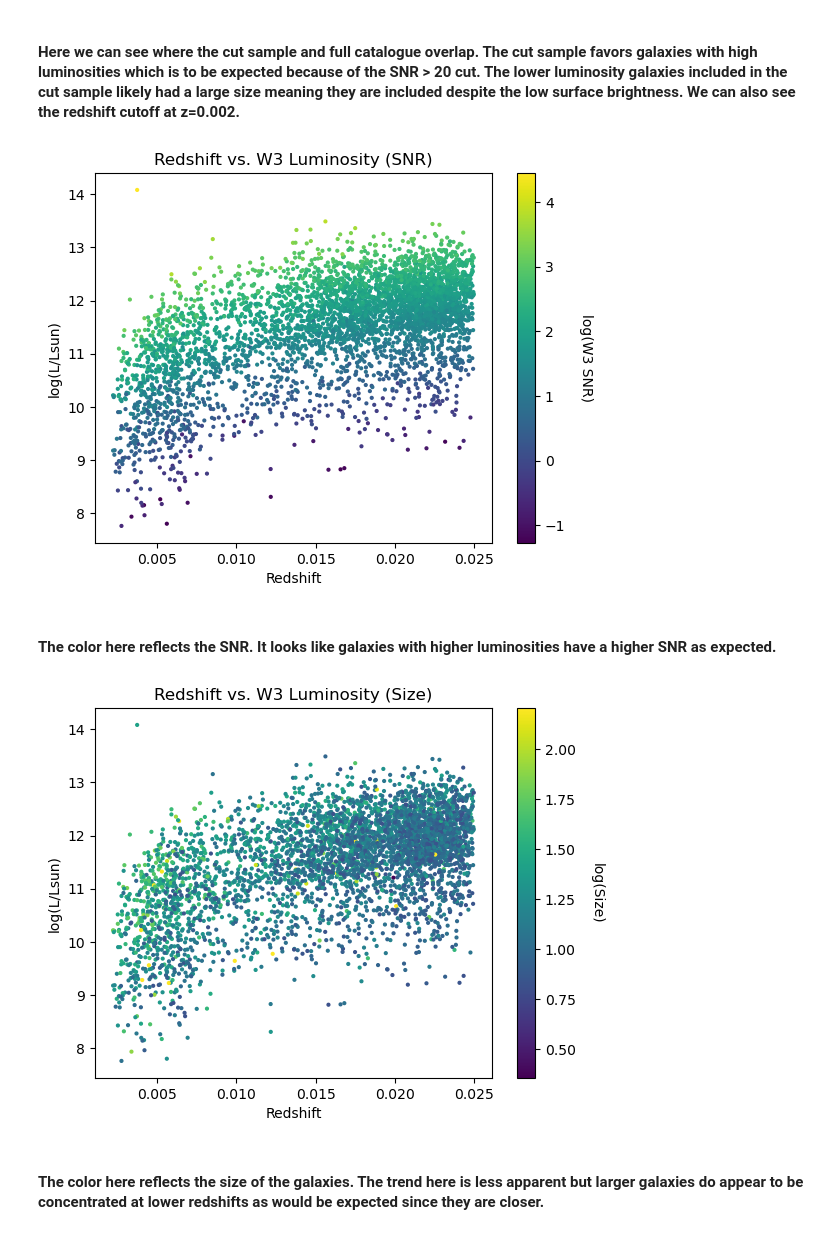
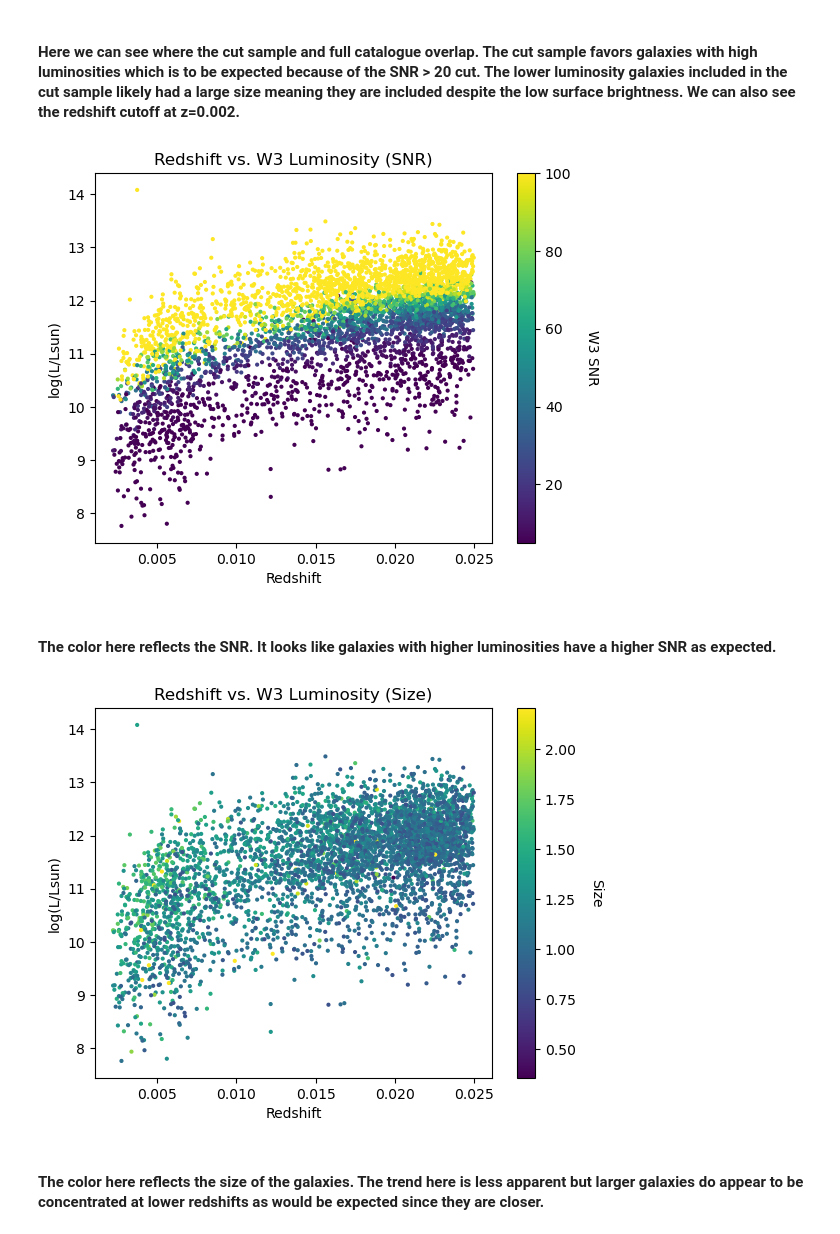
Before and after one commit to EvanBarkus/WISESize_Project, a Jupyter notebook: LvRedshiftPlot.ipynb, the cells around one changed output. Drawn from its saved outputs; the diff is of its cells as text; code cells hidden in the pictures.

```diff
--- a/LvRedshiftPlot.ipynb
+++ b/LvRedshiftPlot.ipynb
@@ -101,3 +120,28 @@ Lsun = Fsun2*(4*np.pi*r**2)
 # %%
 #Finding luminosity in Solar luminosities
 Lw3 = w3Flux*(4*np.pi*d**2)/Lsun
+# %%
+#Cut Sample W3 Luminosity
+
+#Finding flux in nmgy to W/m^2/Hz
+cutw1nmgy = cuttab['w1_nanomaggies']
+cutw1Jy = cutw1nmgy*(3.631*10**(-6))
+cutw1Flux = cutw1Jy*10**(-26)
+
+#Finding distance
+H0 = 2.3*10**(-18) #/s
+c = 3*10**8 #m/s
+cutz = cuttab['ZDIST']
+
+v = cutz*c
+d = v/H0
+
+#Flux of Sun
+Msunab = 8.48
+Fsun = 3631*10**(Msunab/-2.5) #Jy
+Fsun2 = Fsun*10**(-26) #W/m^2/Hz
+r = 10*3*10**17 #10*3*10**17 #m   #1.5*10**(11)
+Lsun = Fsun2*(4*np.pi*r**2)
+
+#Finding luminosity in Solar luminosities
+cutLw1 = cutw1Flux*(4*np.pi*d**2)/Lsun
@@ -122,21 +185,20 @@ warnings.filterwarnings('ignore',category=RuntimeWarning)
 # %%
 #Plot W3 luminosity vs redshift colored by SNR
 W3snr = cuttab['w3_nanomaggies']
 W3snr_ivar = cuttab['w3_nanomaggies_ivar']
 W3snr = W3snr*np.sqrt(W3snr_ivar)
-ccode = np.log10(W3snr)
+ccode = W3snr
 
-plt.scatter(cutz,np.log10(cutLw3),s=4,c=ccode,cmap='viridis')
+plt.scatter(cutz,np.log10(cutLw3),s=4,c=ccode,cmap='viridis',clim=(5,100))
 plt.title('Redshift vs. W3 Luminosity (SNR)')
 plt.ylabel('log(L/Lsun)')
 plt.xlabel('Redshift')
 cbar = plt.colorbar()
-cbar.set_label('log(W3 SNR)',rotation=270,labelpad=20)
-#plt.ylim(21,29)
-#plt.xlim(-0.001,0.026)
+cbar.set_label('W3 SNR',rotation=270,labelpad=20)
+
 warnings.filterwarnings('ignore',category=RuntimeWarning)
 # %% [output]
-[figure, old version]
+[figure, new version]
 # %% [markdown]
 #### The color here reflects the SNR. It looks like galaxies with higher luminosities have a higher SNR as expected.
 # %%
@@ -149,12 +211,11 @@ plt.title('Redshift vs. W3 Luminosity (Size)')
 plt.ylabel('log(L/Lsun)')
 plt.xlabel('Redshift')
 cbar = plt.colorbar()
-cbar.set_label('log(Size)',rotation=270,labelpad=20)
-#plt.ylim(21,29)
-#plt.xlim(-0.001,0.026)
+cbar.set_label('Size',rotation=270,labelpad=20)
+
 warnings.filterwarnings('ignore',category=RuntimeWarning)
 # %% [output]
-[figure, old version]
+[figure, new version]
 # %% [markdown]
 #### The color here reflects the size of the galaxies. The trend here is less apparent but larger galaxies do appear to be concentrated at lower redshifts as would be expected since they are closer.
 # %% [markdown]
```
Also changed, not shown: parts of 4 cells of this notebook.
